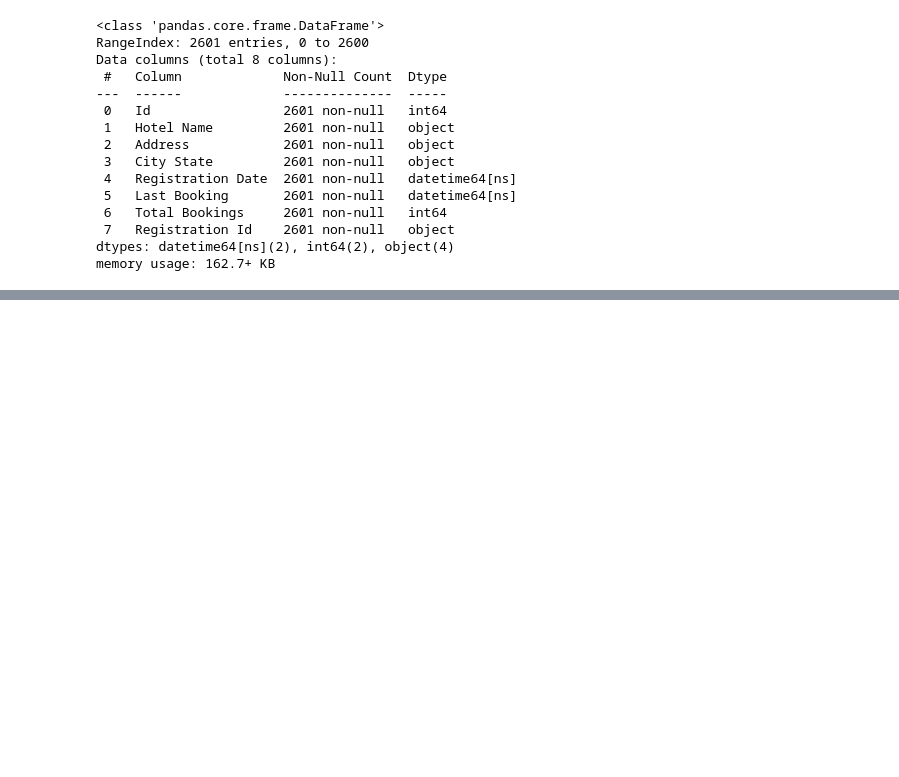
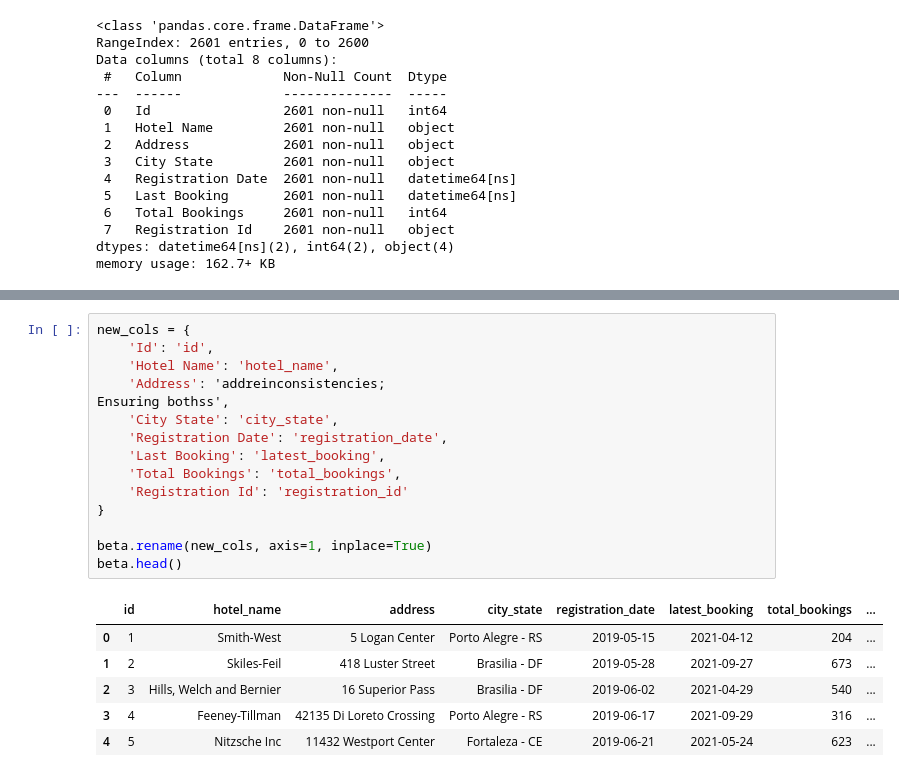
Before and after one commit to ArthurLandgraf/Market-Cannibalization, a Jupyter notebook: Exploratory Data Analysis.ipynb, the cells around one changed output, grey strips where cells are left out. Drawn from its saved outputs; the diff is of its cells as text; blank space fills up the shorter version.

```diff
--- a/Exploratory Data Analysis.ipynb
+++ b/Exploratory Data Analysis.ipynb
@@ -89,0 +132,22 @@ memory usage: 162.7+ KB
+# %%
+new_cols = {
+    'Id': 'id',
+    'Hotel Name': 'hotel_name',
+    'Address': 'addreinconsistencies;
+Ensuring bothss',
+    'City State': 'city_state',
+    'Registration Date': 'registration_date',
+    'Last Booking': 'latest_booking',
+    'Total Bookings': 'total_bookings',
+    'Registration Id': 'registration_id'
+}
+
+beta.rename(new_cols, axis=1, inplace=True)
+beta.head()
+# %% [output]
+|  | id | hotel_name | address | city_state | registration_date | latest_booking | total_bookings | ... |
+| 0 | 1 | Smith-West | 5 Logan Center | Porto Alegre - RS | 2019-05-15 | 2021-04-12 | 204 | ... |
+| 1 | 2 | Skiles-Feil | 418 Luster Street | Brasilia - DF | 2019-05-28 | 2021-09-27 | 673 | ... |
+| 2 | 3 | Hills, Welch and Bernier | 16 Superior Pass | Brasilia - DF | 2019-06-02 | 2021-04-29 | 540 | ... |
+| 3 | 4 | Feeney-Tillman | 42135 Di Loreto Crossing | Porto Alegre - RS | 2019-06-17 | 2021-09-29 | 316 | ... |
+| 4 | 5 | Nitzsche Inc | 11432 Westport Center | Fortaleza - CE | 2019-06-21 | 2021-05-24 | 623 | ... |
```
Also changed, not shown: parts of 33 cells of this notebook.
